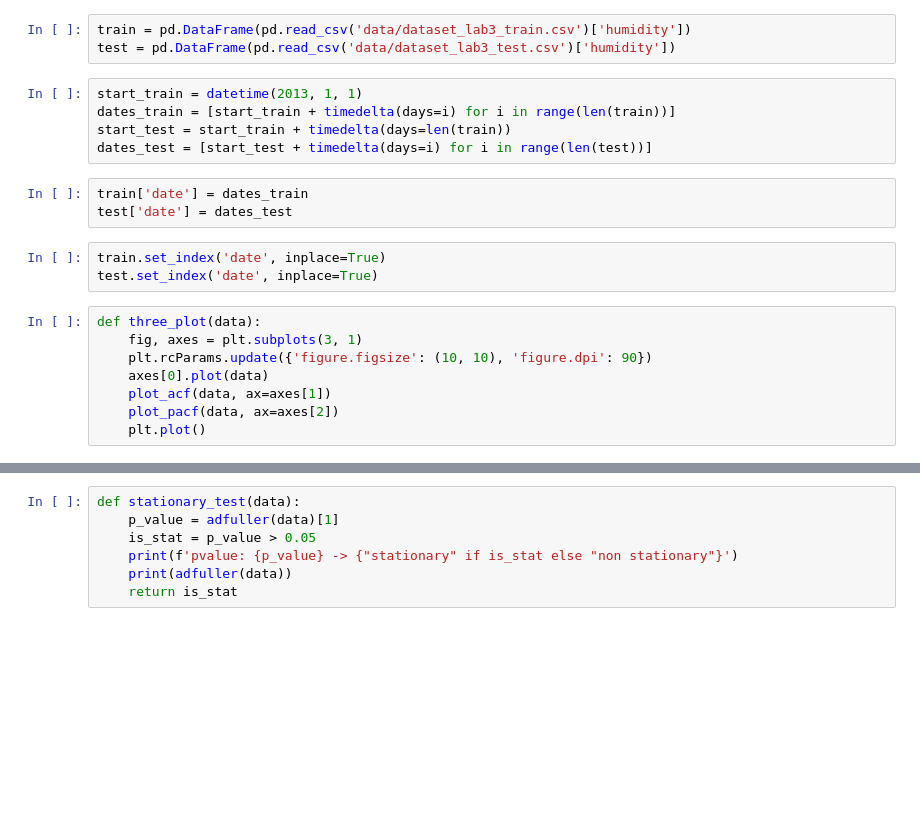
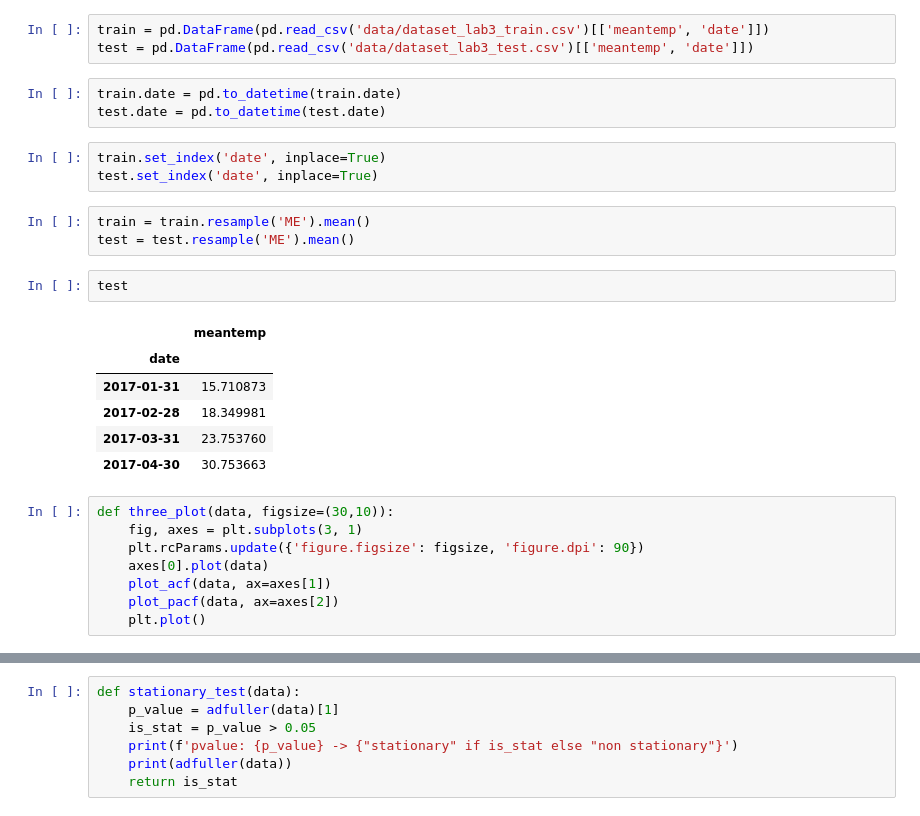
Before and after one commit to 57459N/DataProcesingLabs, a Jupyter notebook: lab3.ipynb, the cells around one changed output, grey strips where cells are left out. Saved outputs shown, nothing was run; the diff lists cells and outputs as text; blank space fills up the shorter version.

```diff
--- a/lab3.ipynb
+++ b/lab3.ipynb
@@ -10,23 +12,30 @@ from statsmodels.tsa.arima.model import ARIMA
 from statsmodels.tsa.stattools import kpss, adfuller
 from scipy.stats import boxcox
 # %%
-train = pd.DataFrame(pd.read_csv('data/dataset_lab3_train.csv')['humidity'])
-test = pd.DataFrame(pd.read_csv('data/dataset_lab3_test.csv')['humidity'])
+train = pd.DataFrame(pd.read_csv('data/dataset_lab3_train.csv')[['meantemp', 'date']])
+test = pd.DataFrame(pd.read_csv('data/dataset_lab3_test.csv')[['meantemp', 'date']])
 # %%
-start_train = datetime(2013, 1, 1)
-dates_train = [start_train + timedelta(days=i) for i in range(len(train))]
-start_test = start_train + timedelta(days=len(train))
-dates_test = [start_test + timedelta(days=i) for i in range(len(test))]
+train.date = pd.to_datetime(train.date)
+test.date = pd.to_datetime(test.date)
-# %%
-train['date'] = dates_train
-test['date'] = dates_test
 # %%
 train.set_index('date', inplace=True)
 test.set_index('date', inplace=True)
+# %%
+train = train.resample('ME').mean()
+test = test.resample('ME').mean()
+# %%
+test
+# %% [output]
+|  | meantemp |
+| date |  |
+| 2017-01-31 | 15.710873 |
+| 2017-02-28 | 18.349981 |
+| 2017-03-31 | 23.753760 |
+| 2017-04-30 | 30.753663 |
 # %%
-def three_plot(data):
+def three_plot(data, figsize=(30,10)):
     fig, axes = plt.subplots(3, 1)
-    plt.rcParams.update({'figure.figsize': (10, 10), 'figure.dpi': 90})
+    plt.rcParams.update({'figure.figsize': figsize, 'figure.dpi': 90})
     axes[0].plot(data)
     plot_acf(data, ax=axes[1])
     plot_pacf(data, ax=axes[2])
```
Also changed, not shown: parts of 6 cells of this notebook, 1 other file.
